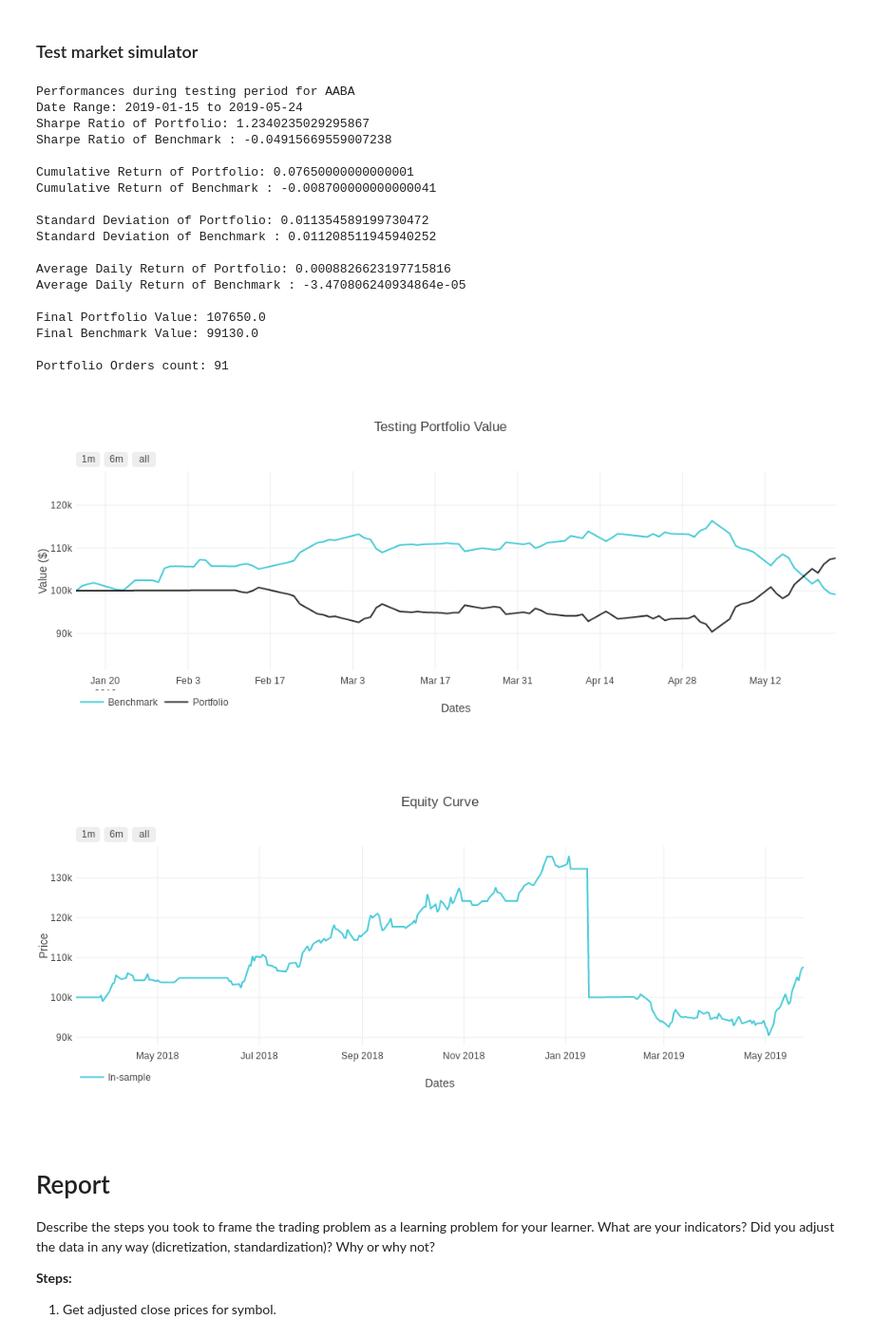
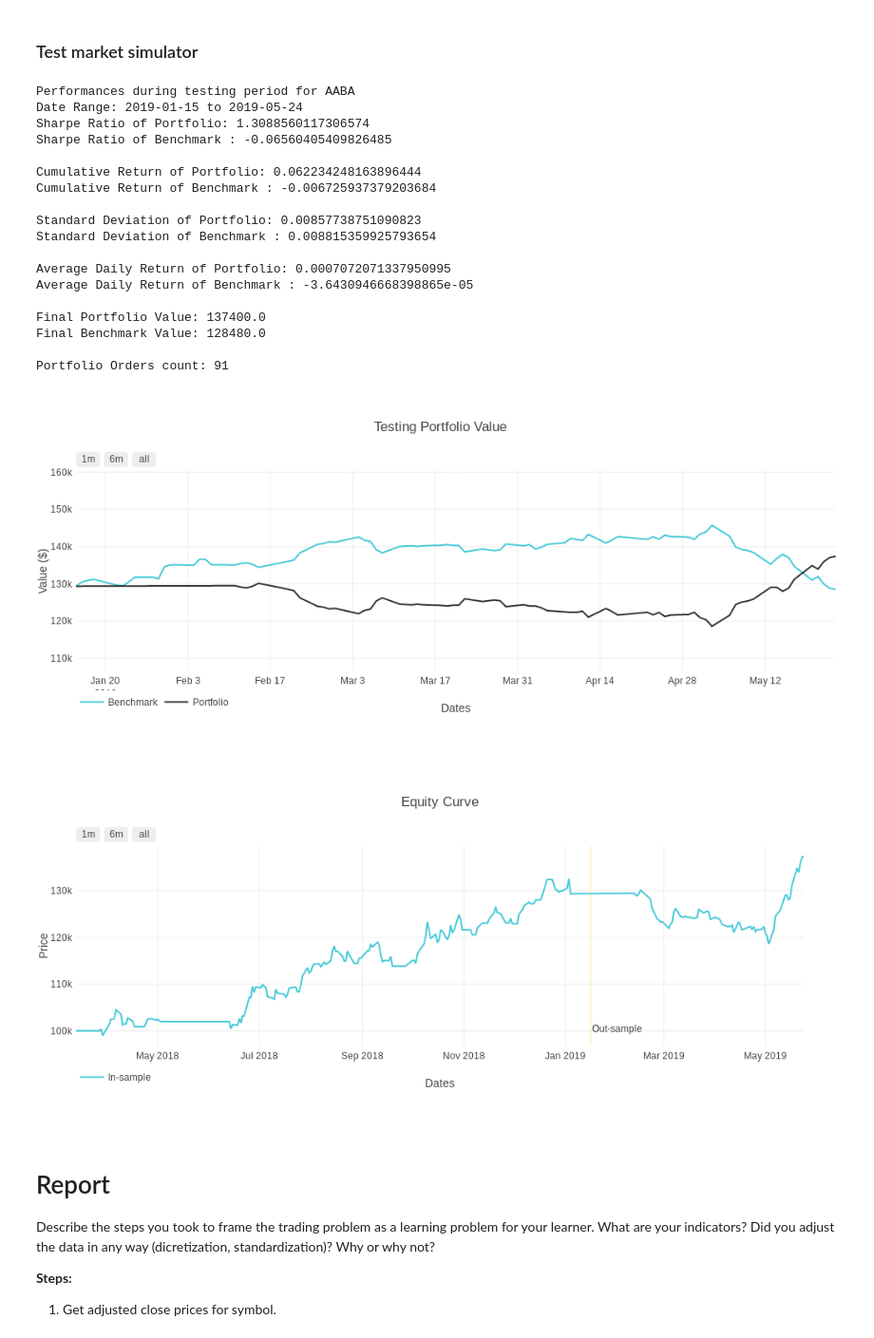
Before and after one commit to kairosart/factors, a Jupyter notebook: strategy_learner_getting_online_data.ipynb, the cells around one changed output. Shown at 95% size. Drawn from its saved outputs; the diff is of its cells as text; code cells hidden in the pictures.

Commit message:
Equity Curve.

```diff
--- a/strategy_learner_getting_online_data.ipynb
+++ b/strategy_learner_getting_online_data.ipynb
@@ -299,7 +292,7 @@ df_benchmark_trades = create_df_benchmark(df_training, shares.result)
 # Train a StrategyLearner
 stl = strategyLearner(num_shares=shares.result, impact=impact.result,
                       commission=com.result, verbose=True,
-                      num_states=3000, num_actions=3)
+                      num_states=3000, num_actions=3, dyna=200)
 
 epochs, cum_returns, trades, portvals, df_features, thresholds = stl.add_evidence(df_training, symbol, start_val=cash.result, start_date=start_date_training,
                                        end_date=end_date_training)
@@ -458,24 +411,24 @@ print("Date Range: {} to {}".format(start_date_testing, end_date_testing))
 # Retrieve performance stats via a market simulator
 test_orders_count, test_sharpe_ratio, test_cum_ret, test_std_daily_ret, test_avg_daily_ret, test_final_value, test_cum_ret_bm, test_avg_daily_ret_bm, test_std_daily_ret_bm, test_sharpe_ratio_bm, test_final_value_bm, test_portvals, test_portvals_bm, test_df_orders = \
     market_simulator(df_testing, df_trades, df_benchmark_trades, symbol=symbol,
-                     start_val=cash.result, commission=com.result, impact=impact.result)
+                     start_val=portvals['Portfolio'][-1], commission=com.result, impact=impact.result)
 # %% [output]
 Performances during testing period for AABA
 Date Range: 2019-01-15 to 2019-05-24
-Sharpe Ratio of Portfolio: 1.2340235029295867
-Sharpe Ratio of Benchmark : -0.04915669559007238
+Sharpe Ratio of Portfolio: 1.3088560117306574
+Sharpe Ratio of Benchmark : -0.06560405409826485
 
-Cumulative Return of Portfolio: 0.07650000000000001
-Cumulative Return of Benchmark : -0.008700000000000041
+Cumulative Return of Portfolio: 0.062234248163896444
+Cumulative Return of Benchmark : -0.006725937379203684
 
-Standard Deviation of Portfolio: 0.011354589199730472
-Standard Deviation of Benchmark : 0.011208511945940252
+Standard Deviation of Portfolio: 0.00857738751090823
+Standard Deviation of Benchmark : 0.008815359925793654
 
-Average Daily Return of Portfolio: 0.0008826623197715816
-Average Daily Return of Benchmark : -3.470806240934864e-05
+Average Daily Return of Portfolio: 0.0007072071337950995
+Average Daily Return of Benchmark : -3.6430946668398865e-05
 
-Final Portfolio Value: 107650.0
-Final Benchmark Value: 99130.0
+Final Portfolio Value: 137400.0
+Final Benchmark Value: 128480.0
 
 Portfolio Orders count: 91
 # %%
@@ -490,5 +443,5 @@ plot_norm_data_test = plot_norm_data_vertical_lines(
     output_type='nb')
 iplot(plot_norm_data_test)
 # %% [output]
-[figure, old version]
+[figure, new version]
 # %%
@@ -495 +449,3 @@ iplot(plot_norm_data_test)
 df = portvals.append(test_portvals, ignore_index=False)
+# %%
+limit =df_testing.index[1]
@@ -496,8 +542,9 @@ df = portvals.append(test_portvals, ignore_index=False)
 # %%
-plot_ec = equity_curve(df, output_type='nb')
+limit =df_testing.index[1]
+plot_ec = equity_curve1(df, limit, output_type='nb')
 iplot(plot_ec)
 # %% [output]
-[figure, old version]
+[figure, new version]
 # %% [markdown]
 # Report
 
```
Also changed, not shown: parts of 9 cells of this notebook, 1 other file.
